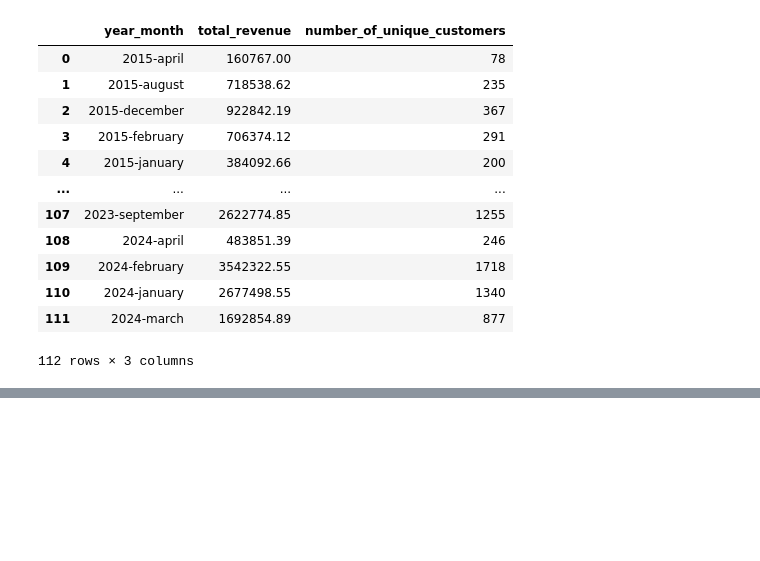
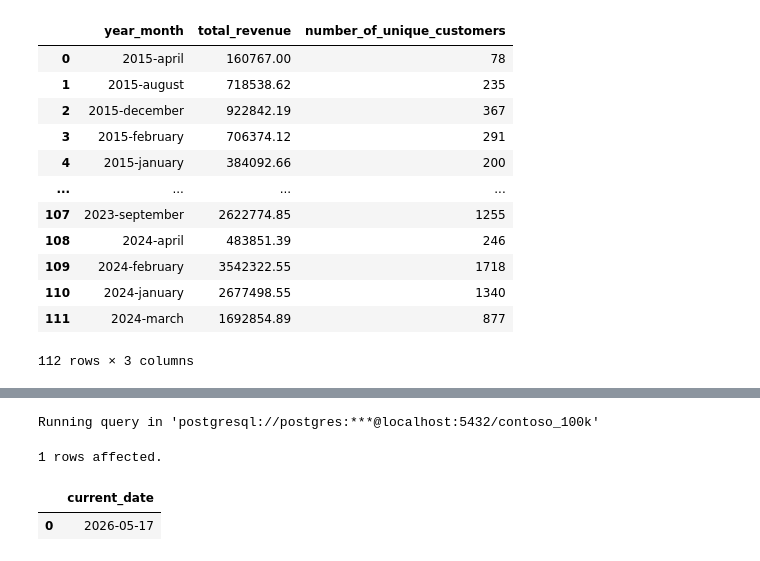
Before and after one commit to BoumrarMohamedAmine52/DASQL, a Jupyter notebook: Resources/Blank_SQL_Notebook.ipynb, the cells around one changed output, grey strips where cells are left out. Cells and saved outputs as stored; diff of their text form; code cells hidden in the pictures; blank space fills up the shorter version.

```diff
--- a/Resources/Blank_SQL_Notebook.ipynb
+++ b/Resources/Blank_SQL_Notebook.ipynb
@@ -533,0 +587,9 @@ Running query in 'postgresql://postgres:***@localhost:5432/contoso_100k'
+# %%
+%%sql
+
+select CURRENT_DATE;
+# %% [output]
+Running query in 'postgresql://postgres:***@localhost:5432/contoso_100k'
+1 rows affected.
+|  | current_date |
+| 0 | 2026-05-17 |
```
Also changed, not shown: parts of 9 cells of this notebook.
